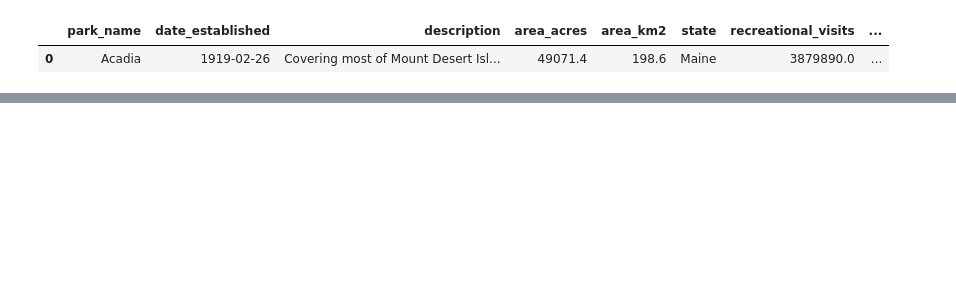
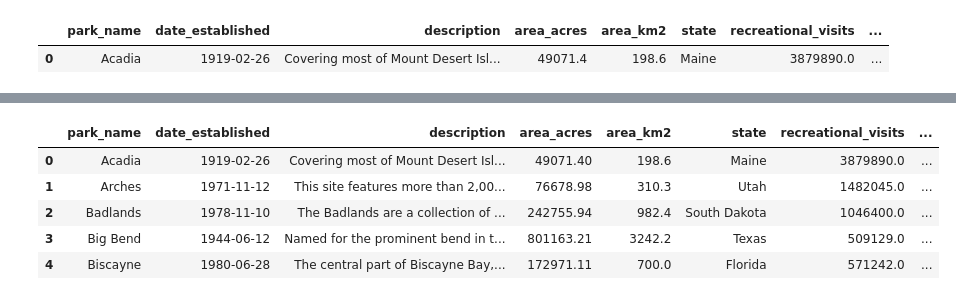
Before and after one commit to jaredjab/Capstone, a Jupyter notebook: scripts/np_eda.ipynb, the cells around one changed output, grey strips where cells are left out. Cells and saved outputs as stored; diff of their text form; code cells hidden in the pictures; blank space fills up the shorter version.

```diff
--- a/scripts/np_eda.ipynb
+++ b/scripts/np_eda.ipynb
@@ -104,0 +81,2 @@ acadia_species
+# %%
+biodiversity = pd.read_csv('../data/biodiversity.csv')
@@ -104,0 +117,3 @@ acadia_species
+# %%
+park_counts = biodiversity.park_name.value_counts().to_frame().sort_values(by='park_name').reset_index()
+park_counts.head()
@@ -104,0 +161,9 @@ acadia_species
+# %%
+np_stats.head()
+# %% [output]
+|  | park_name | date_established | description | area_acres | area_km2 | state | recreational_visits | ... |
+| 0 | Acadia | 1919-02-26 | Covering most of Mount Desert Isl... | 49071.40 | 198.6 | Maine | 3879890.0 | ... |
+| 1 | Arches | 1971-11-12 | This site features more than 2,00... | 76678.98 | 310.3 | Utah | 1482045.0 | ... |
+| 2 | Badlands | 1978-11-10 | The Badlands are a collection of ... | 242755.94 | 982.4 | South Dakota | 1046400.0 | ... |
+| 3 | Big Bend | 1944-06-12 | Named for the prominent bend in t... | 801163.21 | 3242.2 | Texas | 509129.0 | ... |
+| 4 | Biscayne | 1980-06-28 | The central part of Biscayne Bay,... | 172971.11 | 700.0 | Florida | 571242.0 | ... |
```
Also changed, not shown: parts of 19 cells of this notebook, 3 other files.
